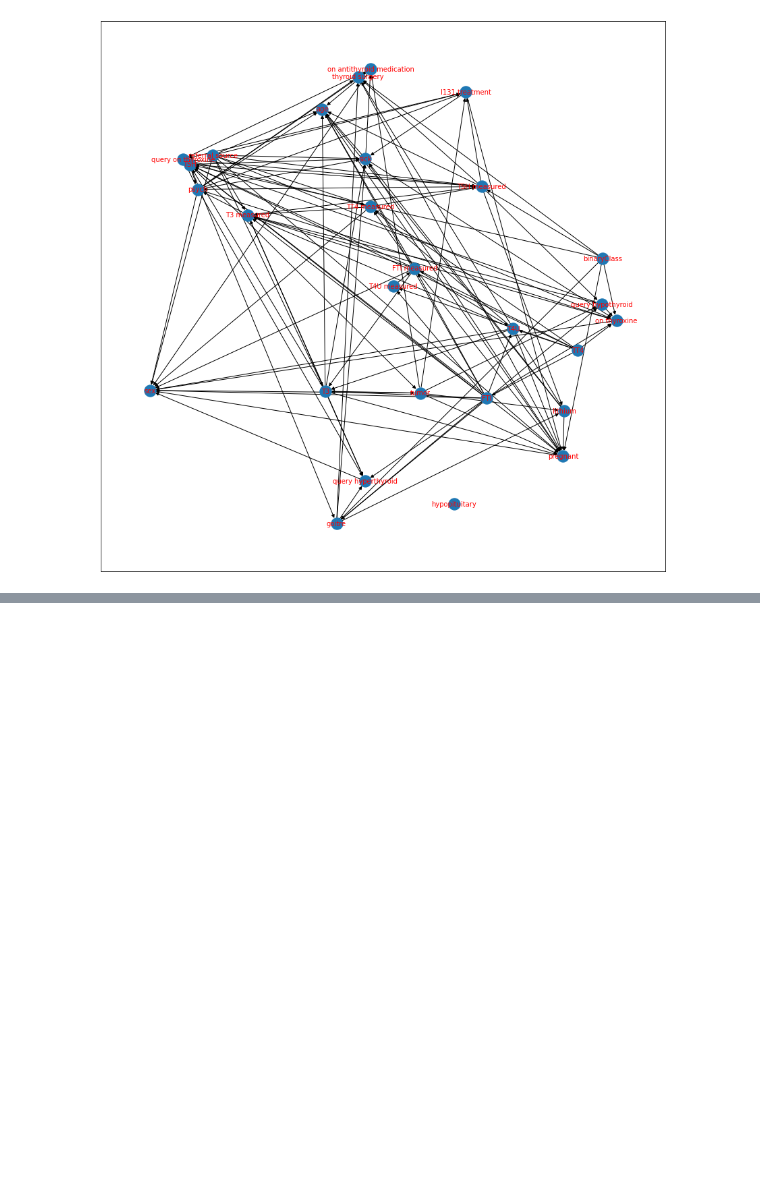
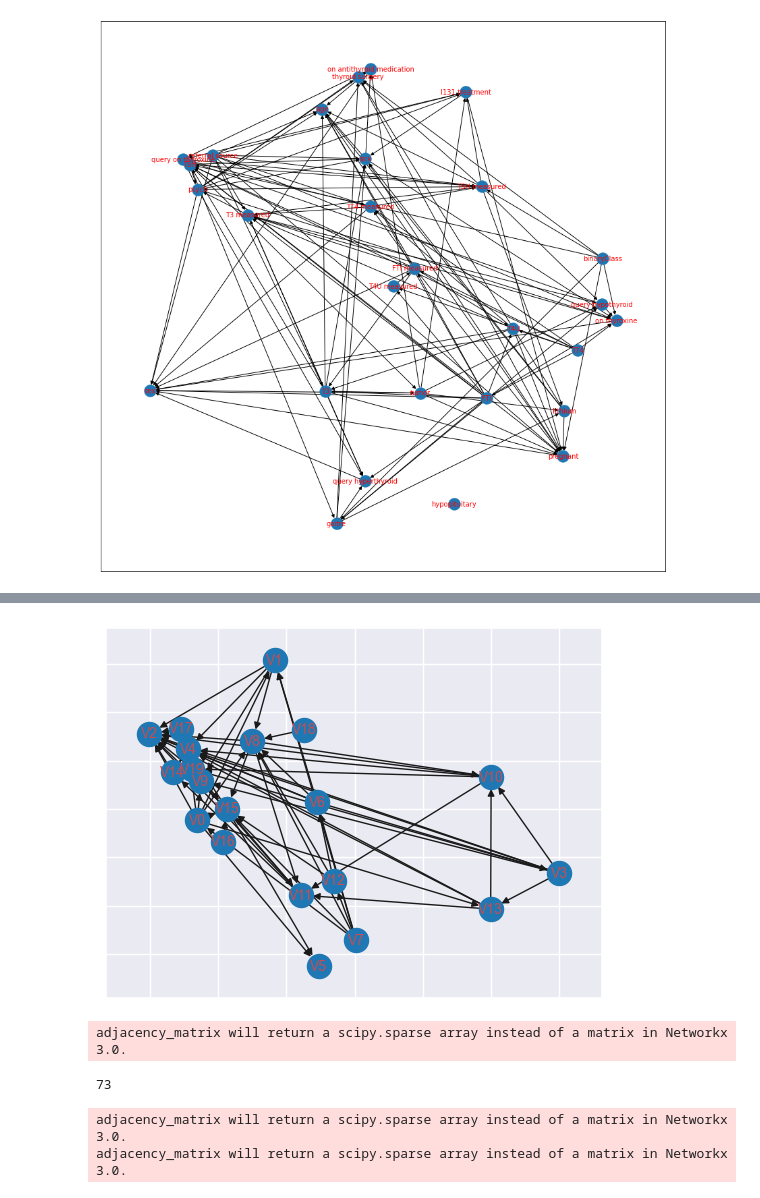
Before and after one commit to Gio99c/Causal-Discovery-Algorithms-on-Medical-Data, a Jupyter notebook: causal_discovery.ipynb, the cells around one changed output, grey strips where cells are left out. Saved outputs shown, nothing was run; the diff lists cells and outputs as text; code cells hidden in the pictures; blank space fills up the shorter version.

```diff
--- a/causal_discovery.ipynb
+++ b/causal_discovery.ipynb
@@ -210,0 +229,17 @@ nx.draw_networkx(graph_lingam, font_size=10, font_color='r')
+# %%
+model_lingam = cdt.causality.graph.LiNGAM()
+predict = model_lingam.predict(data)
+
+nx.draw_networkx(predict, font_size=10, font_color='r')
+# %% [output]
+[figure, added]
+# %%
+cdt.metrics.SHD(graph, predict)
+# %% [output]
+adjacency_matrix will return a scipy.sparse array instead of a matrix in Networkx 3.0.
+73
+# %%
+auc, roc = cdt.metrics.precision_recall(graph, predict)
+# %% [output]
+adjacency_matrix will return a scipy.sparse array instead of a matrix in Networkx 3.0.
+adjacency_matrix will return a scipy.sparse array instead of a matrix in Networkx 3.0.
```
Also changed, not shown: parts of 5 cells of this notebook, 1 other file.
